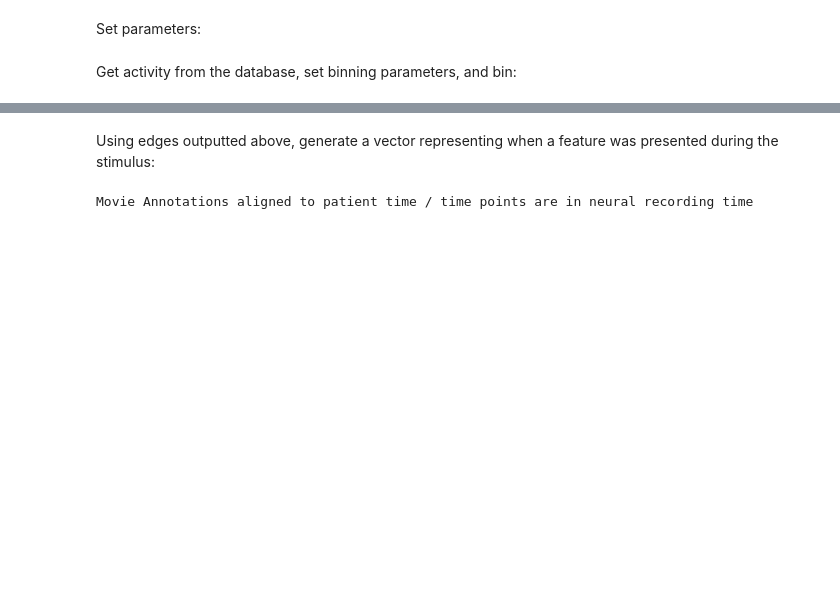
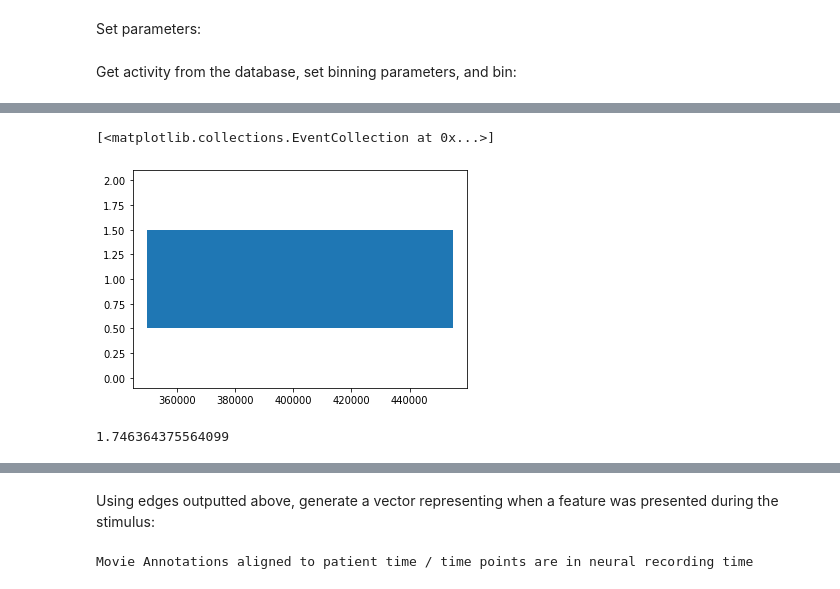
Before and after one commit to mackelab/epiphyte, a Jupyter notebook: analysis/example_analysis.ipynb, the cells around one changed output, grey strips where cells are left out. Saved outputs shown, nothing was run; the diff lists cells and outputs as text; code cells hidden in the pictures; blank space fills up the shorter version.

```diff
--- a/analysis/example_analysis.ipynb
+++ b/analysis/example_analysis.ipynb
@@ -34,0 +45,9 @@ binned_spikes, edges = binning.bin_spikes(patient_id, session_nr, spike_times, b
+# %%
+plt.eventplot(np.sort(spike_times))
+# %% [output]
+[<matplotlib.collections.EventCollection at 0x...>]
+[figure, added]
+# %%
+(np.max(spike_times) - np.min(spike_times)) / 1000 / 60
+# %% [output]
+1.746364375564099
```
Also changed, not shown: parts of 19 cells of this notebook, 4 other files.
